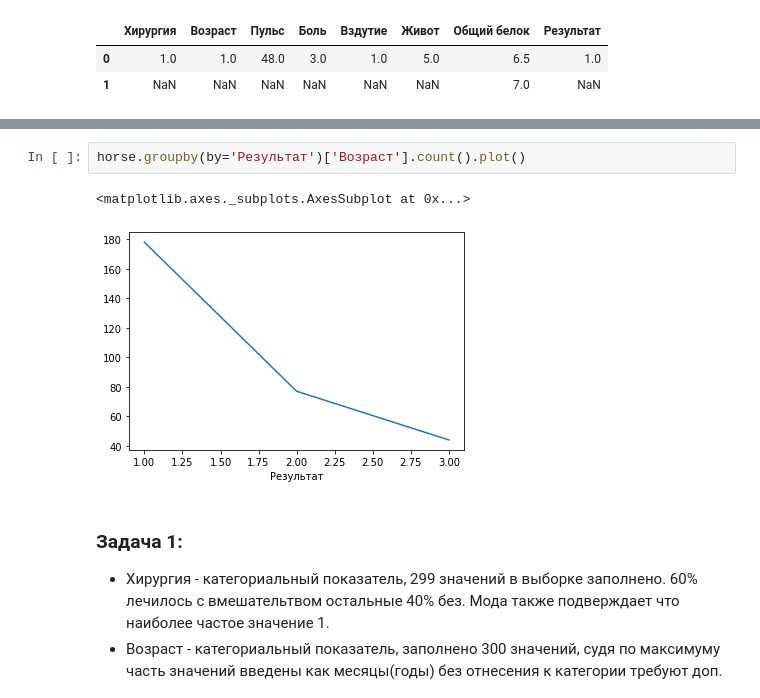
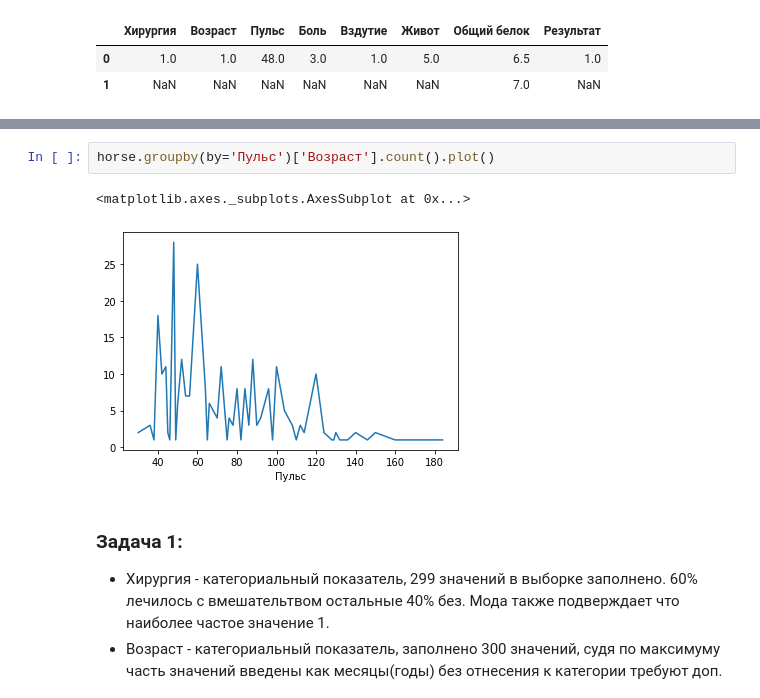
Before and after one commit to IngvarL/pudo-20, a Jupyter notebook: statistics_basics/stat_basics.ipynb, the cells around one changed output, grey strips where cells are left out. Cells and saved outputs as stored; diff of their text form.

```diff
--- a/statistics_basics/stat_basics.ipynb
+++ b/statistics_basics/stat_basics.ipynb
@@ -108,8 +120,8 @@ horse.mode()
 # %%
-horse.groupby(by='Результат')['Возраст'].count().plot()
+horse.groupby(by='Пульс')['Возраст'].count().plot()
 # %% [output]
 <matplotlib.axes._subplots.AxesSubplot at 0x...>
-[figure, old version]
+[figure, new version]
 # %% [markdown]
 ### Задача 1:
 * Хирургия - категориальный показатель, 299 значений в выборке заполнено. 60% лечилось с вмешательтвом остальные 40% без. Мода также подверждает что наиболее частое значение 1.
```
Also changed, not shown: parts of 17 cells of this notebook.
